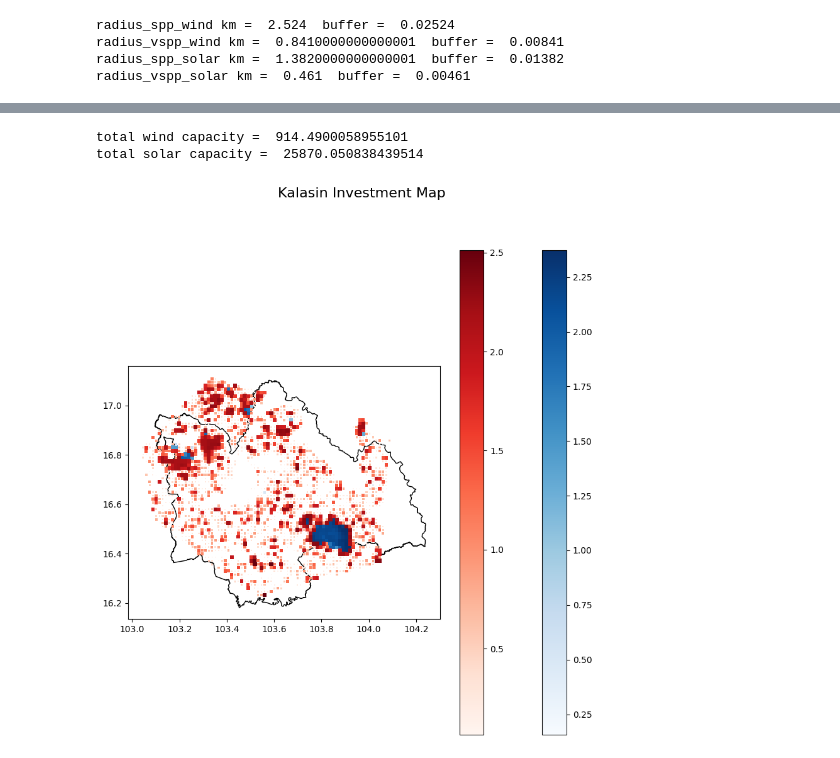
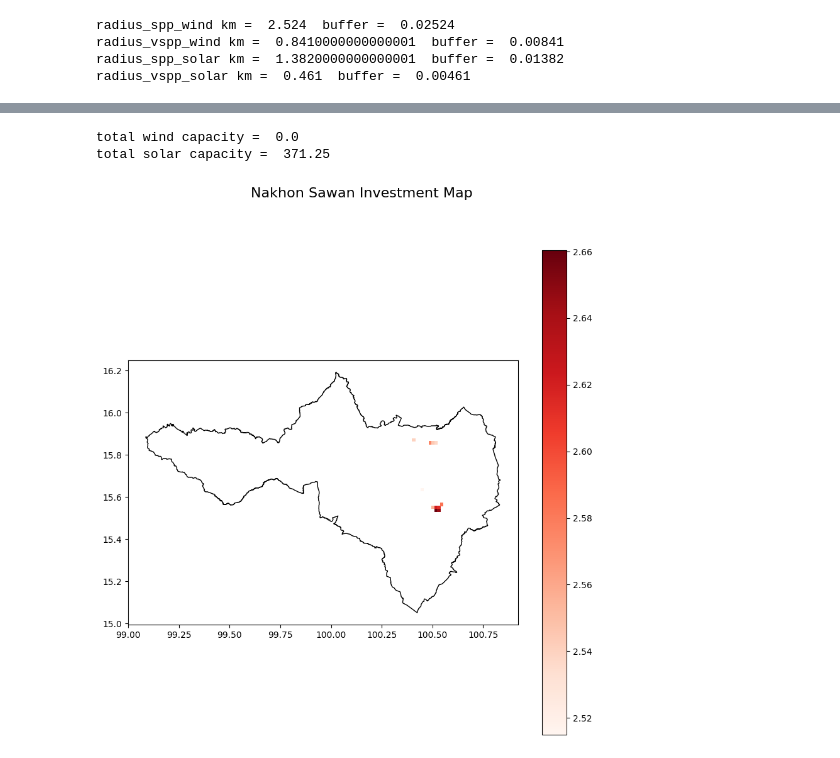
Before and after one commit to NarasetS/REPowerPlant_Siting, a Jupyter notebook: 13_SI_SitingPlant_SolarWind.ipynb, the cells around one changed output, grey strips where cells are left out. Drawn from its saved outputs; the diff is of its cells as text; code cells hidden in the pictures.

```diff
--- a/13_SI_SitingPlant_SolarWind.ipynb
+++ b/13_SI_SitingPlant_SolarWind.ipynb
@@ -187,27 +172,27 @@ R4 Solar =  281350.8078186071
 # %%
-province = 'Kalasin'
+province = 'Nakhon Sawan'
 thailandmap = gpd.read_file('Data\\tha_admbnda_adm1_rtsd_20220121\\tha_admbnda_adm1_rtsd_20220121.shp')
 thailandmap.crs = {'init': 'epsg:4326'}
 specificarea = thailandmap.loc[thailandmap['ADM1_EN'] == province]
 bound = specificarea.unary_union.bounds
 
 print("total wind capacity = ", df_wind['cap_wind'].loc[df_wind['ADM1_EN'] == province].sum())
 
 print("total solar capacity = ", df_solar['cap_solar'].loc[df_solar['ADM1_EN'] == province].sum())
 
 
 fig, ax = plt.subplots(figsize=(10,10))
 fig.suptitle(province + ' Investment Map ', fontsize=16)
 specificarea.plot(ax = ax, color='none', edgecolor = 'black', zorder = 0)
 try:
     df_wind.loc[df_wind['ADM1_EN'] == province].plot(ax = ax,legend=True,zorder = 1,column = 'SI_Wind',cmap = 'Blues')
 except:
     None
 try:
     df_solar.loc[df_solar['ADM1_EN'] == province].plot(ax = ax,legend=True,zorder = 3,column = 'SI_Solar',cmap = 'Reds')
 except:
     None
 # %% [output]
-total wind capacity =  914.4900058955101
-total solar capacity =  25870.050838439514
+total wind capacity =  0.0
+total solar capacity =  371.25
-[figure, old version]
+[figure, new version]
```
Also changed, not shown: parts of 5 cells of this notebook, 1 other file.
